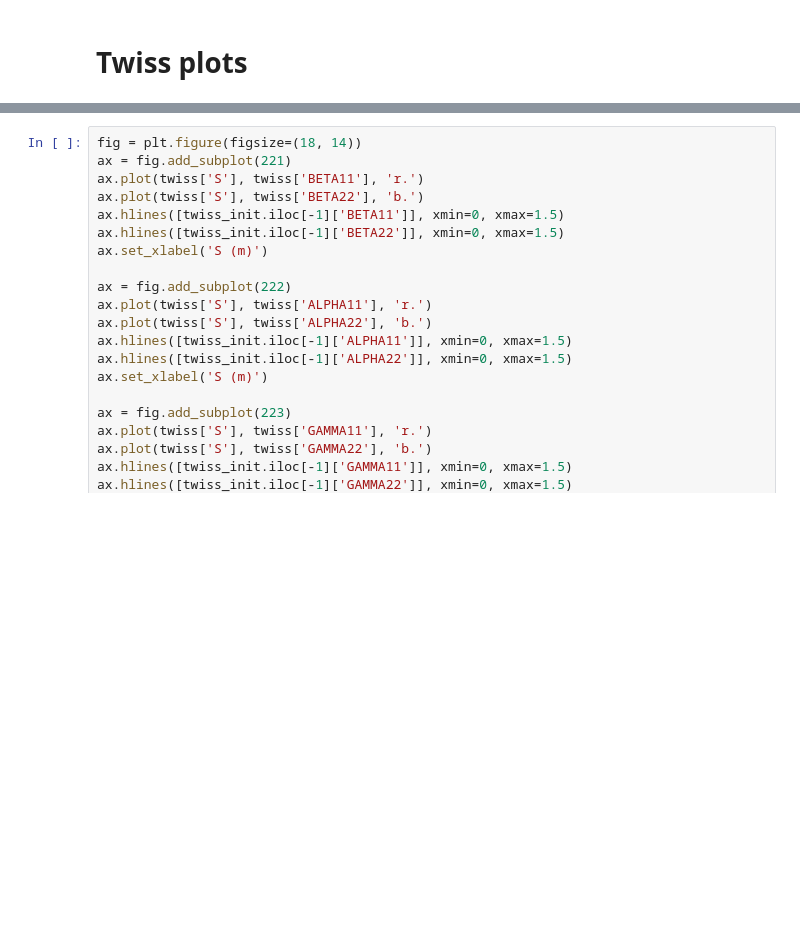
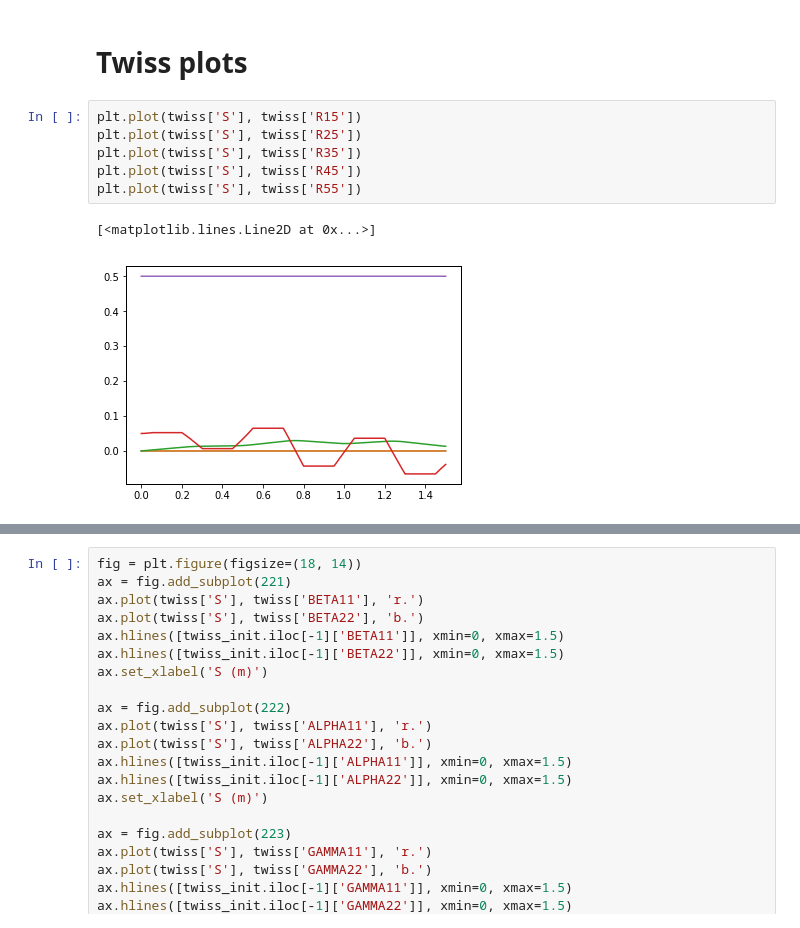
Before and after one commit to ULB-Metronu/zgoubidoo, a Jupyter notebook: examples/Zgoubidoo examples - Twiss.ipynb, the cells around one changed output, grey strips where cells are left out. Cells and saved outputs as stored; diff of their text form; blank space fills up the shorter version.

```diff
--- a/examples/Zgoubidoo examples - Twiss.ipynb
+++ b/examples/Zgoubidoo examples - Twiss.ipynb
@@ -230,2 +245,11 @@ twiss.head(5)
 # %% [markdown]
 # Twiss plots
+# %%
+plt.plot(twiss['S'], twiss['R15'])
+plt.plot(twiss['S'], twiss['R25'])
+plt.plot(twiss['S'], twiss['R35'])
+plt.plot(twiss['S'], twiss['R45'])
+plt.plot(twiss['S'], twiss['R55'])
+# %% [output]
+[<matplotlib.lines.Line2D at 0x...>]
+[figure, added]
```
Also changed, not shown: parts of 3 cells of this notebook, 7 other files.
